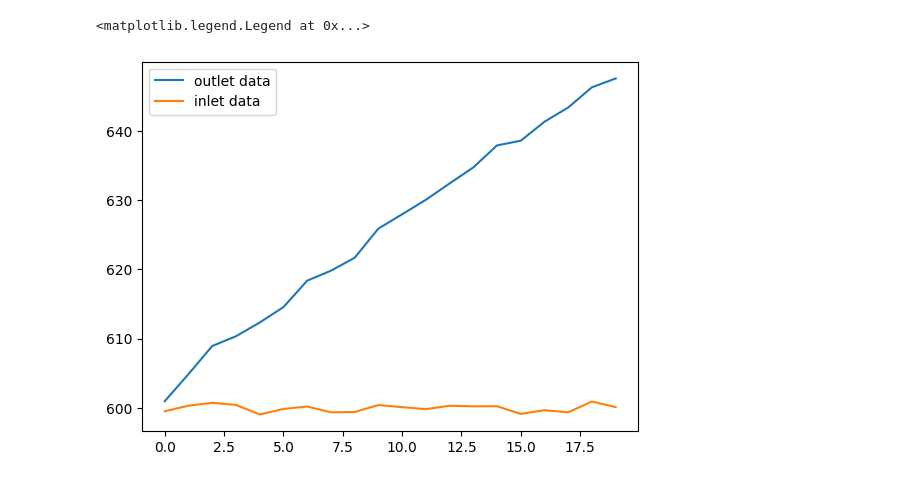
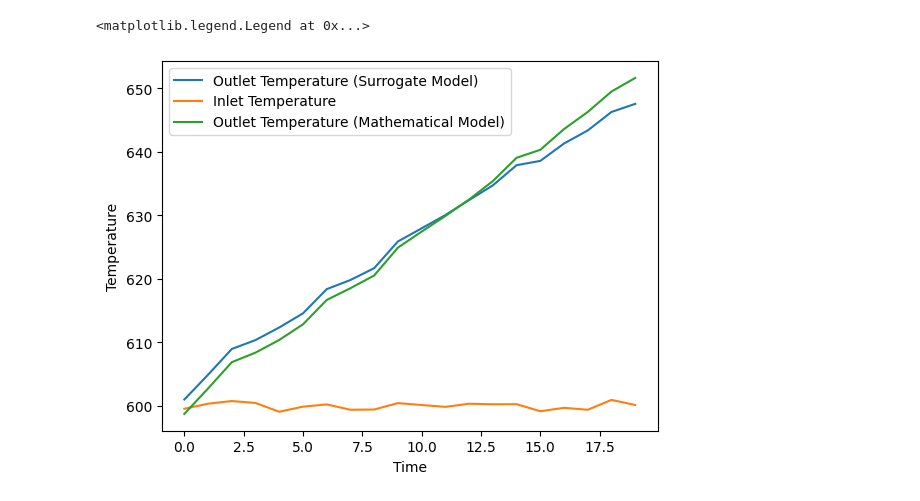
Before and after one commit to bertkdowns/model-predictive-control, a Jupyter notebook: live_data_tests/surrogate_heater_live.ipynb, the cells around one changed output. Saved outputs shown, nothing was run; the diff lists cells and outputs as text; code cells hidden in the pictures.

Commit message:
surrogate heater better graph

```diff
--- a/live_data_tests/surrogate_heater_live.ipynb
+++ b/live_data_tests/surrogate_heater_live.ipynb
@@ -60,9 +60,17 @@ Default parameter estimation method is used.
 1
 # %%
 import matplotlib.pyplot as plt
-plt.plot(indexes, outlet_temperatures, label="outlet data")
-plt.plot(indexes, temperature, label="inlet data")
+plt.plot(indexes, temperature, label="Inlet Temperature")
+
+plt.plot(indexes, outlet_temperatures, label="Outlet Temperature (Surrogate Model)")
+
+from live_ss import indexes, outlet_temperatures, temperature
+plt.plot(outlet_temperatures, label="Outlet Temperature (Mathematical Model)")
+
+plt.xlabel("Time")
+plt.ylabel("Temperature")
+
 plt.legend()
 # %% [output]
 <matplotlib.legend.Legend at 0x...>
-[figure, old version]
+[figure, new version]
```
Also changed, not shown: parts of 1 cell of this notebook.
